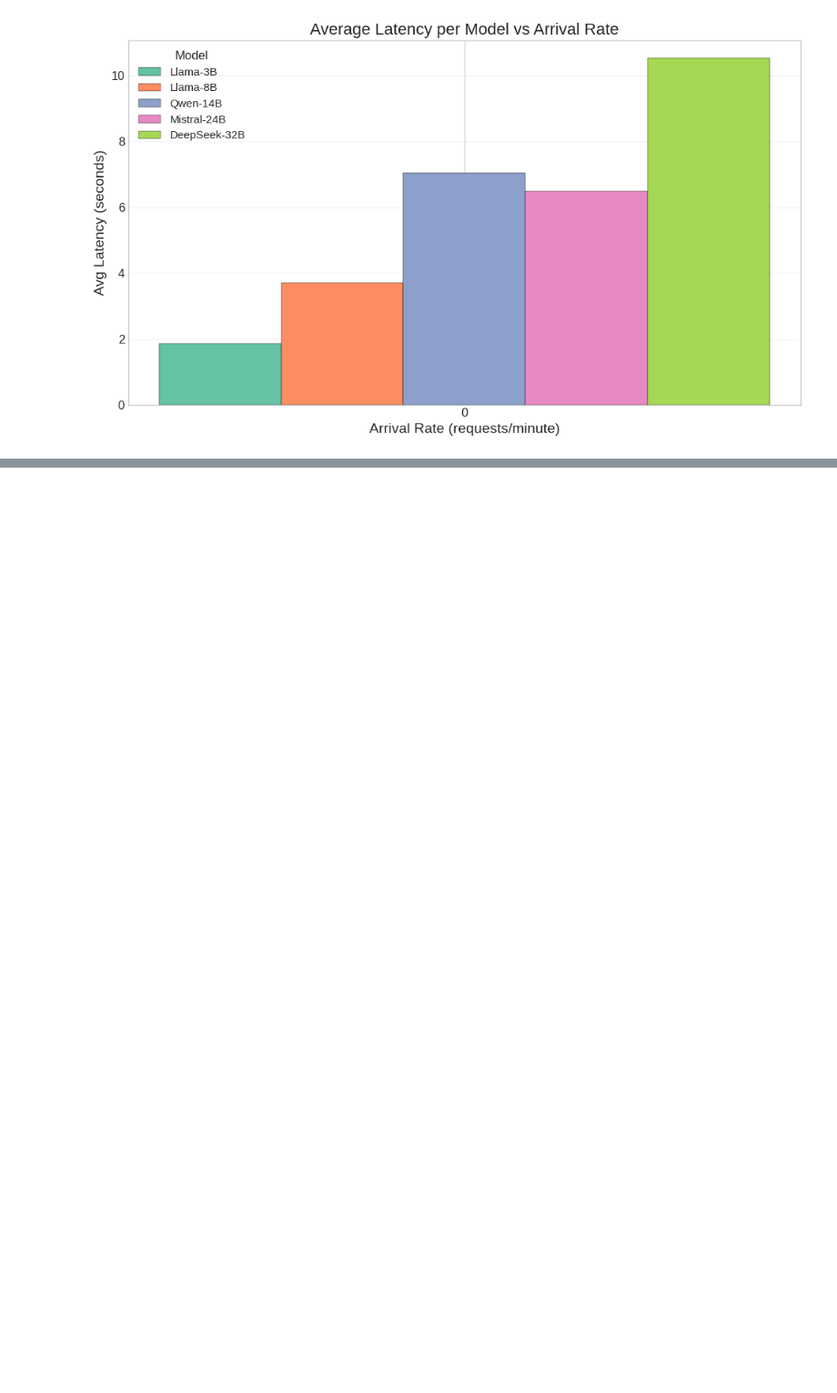
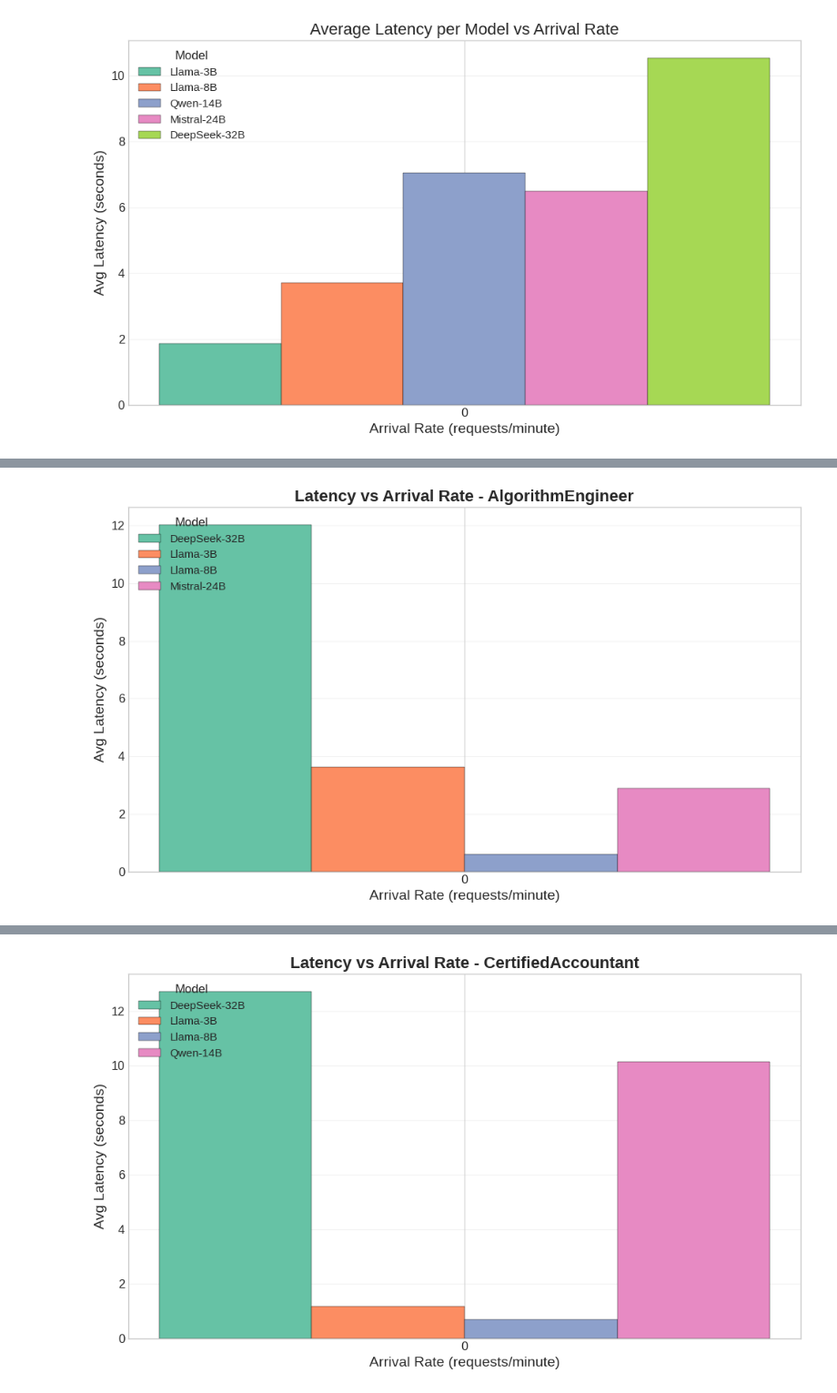
Before and after one commit to Ahasannn/infra-mind, a Jupyter notebook: visualization/motivation_plots.ipynb, the cells around one changed output, grey strips where cells are left out. Shown at 91% size. Saved outputs shown, nothing was run; the diff lists cells and outputs as text; code cells hidden in the pictures; blank space fills up the shorter version.

```diff
--- a/visualization/motivation_plots.ipynb
+++ b/visualization/motivation_plots.ipynb
@@ -145,0 +148,78 @@ plt.show()
+# %%
+# ── Figure 3+: Average Latency vs Arrival Rate per Role ──
+# Create one plot per role showing all models used with that role
+
+# Get unique roles (excluding NaN)
+roles = sorted([r for r in step_df['role_name'].dropna().unique() if pd.notna(r)])
+
+print(f'Found {len(roles)} unique roles: {roles}\n')
+
+# Generate one plot per role
+for role in roles:
+    # Filter data for this role
+    role_df = step_df[step_df['role_name'] == role].copy()
+
+    if len(role_df) == 0:
+        print(f'No data for role: {role}')
+        continue
+
+    # Get models used with this role
+    role_models = sorted([m for m in role_df['model_short'].dropna().unique()])
+
+    if len(role_models) == 0:
+        print(f'No models found for role: {role}')
+        continue
+
+    print(f'Role: {role}')
+    print(f'  Models: {role_models}')
+    print(f'  Data points: {len(role_df)}')
+
+    # Compute latency stats per model and arrival rate
+    latency_stats = (
+        role_df.groupby(['arrival_rate', 'model_short'])['latency_seconds']
+        .mean()
+        .reset_index()
+    )
+
+    # Create pivot table
+    latency_pivot = (
+        latency_stats.pivot(index='arrival_rate', columns='model_short', values='latency_seconds')
+    )
+
+    # Get arrival rates for this role
+    role_arrival_rates = sorted(latency_pivot.index.dropna().unique())
+
+    # Create the plot
+    colors = sns.color_palette('Set2', n_colors=len(role_models))
+    x = np.arange(len(role_arrival_rates))
+    bar_width = 0.8 / max(len(role_models), 1)
+
+    fig, ax = plt.subplots(figsize=(10, 6))
+
+    for i, model in enumerate(role_models):
+        if model not in latency_pivot.columns:
+            continue
+        offset = (i - (len(role_models) - 1) / 2) * bar_width
+        vals = latency_pivot[model].values
+        ax.bar(
+            x + offset,
+            vals,
+            width=bar_width,
+            label=model,
+            color=colors[i % len(colors)],
+            edgecolor='black',
+            linewidth=0.3,
+        )
+
+    ax.set_xlabel('Arrival Rate (requests/minute)', fontsize=14)
+    ax.set_ylabel('Avg Latency (seconds)', fontsize=14)
+    ax.set_title(f'Latency vs Arrival Rate - {role}', fontsize=16, fontweight='bold')
+    ax.set_xticks(x)
+    ax.set_xticklabels([f'{int(r)}' for r in role_arrival_rates])
+    ax.legend(title='Model', loc='upper left', fontsize=11)
+    ax.grid(True, axis='y', alpha=0.25)
+    plt.tight_layout()
+
+    plt.show()
+    print()
+# %% [output]
@@ -145,0 +231 @@ plt.show()
+[figure, added]
@@ -145,0 +235 @@ plt.show()
+[figure, added]
```
Also changed, not shown: parts of 2 cells of this notebook, 2 other files.
